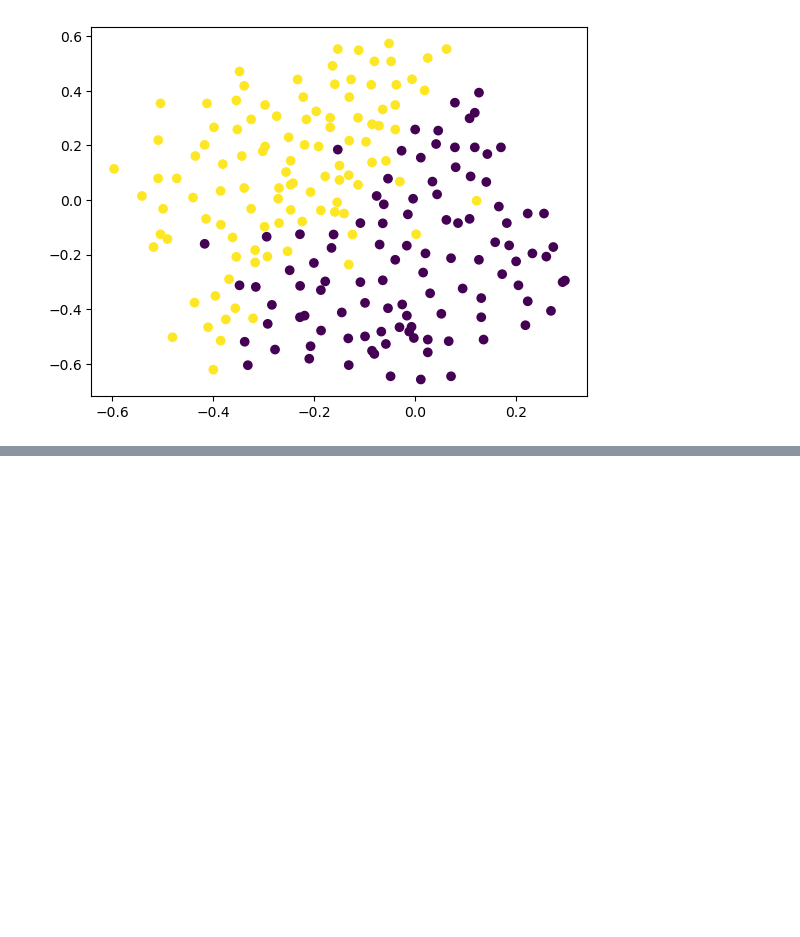
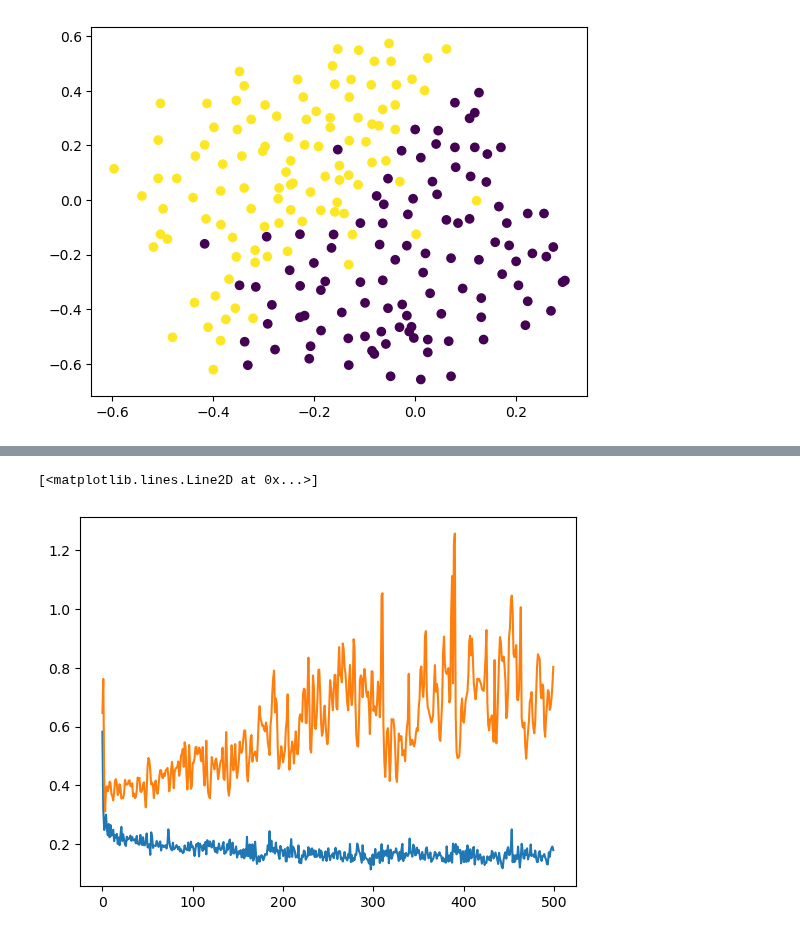
Before and after one commit to AyushVaZe67/Deep-Learning, a Jupyter notebook: Learning/Dropout Layer/DropoutLayerClassification.ipynb, the cells around one changed output, grey strips where cells are left out. Cells and saved outputs as stored; diff of their text form; code cells hidden in the pictures; blank space fills up the shorter version.

```diff
--- a/Learning/Dropout Layer/DropoutLayerClassification.ipynb
+++ b/Learning/Dropout Layer/DropoutLayerClassification.ipynb
@@ -295,0 +332,6 @@ history = model.fit(X, y, epochs=500, validation_split = 0.2,verbose=1)
+# %%
+plt.plot(history.history['loss'])
+plt.plot(history.history['val_loss'])
+# %% [output]
+[<matplotlib.lines.Line2D at 0x...>]
+[figure, added]
```
Also changed, not shown: parts of 7 cells of this notebook.
